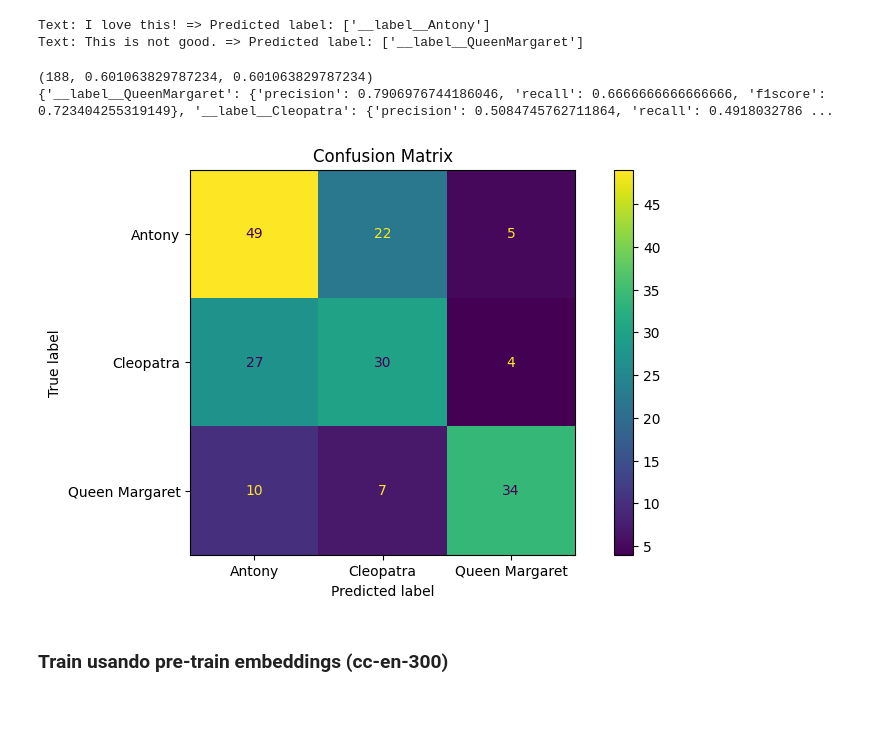
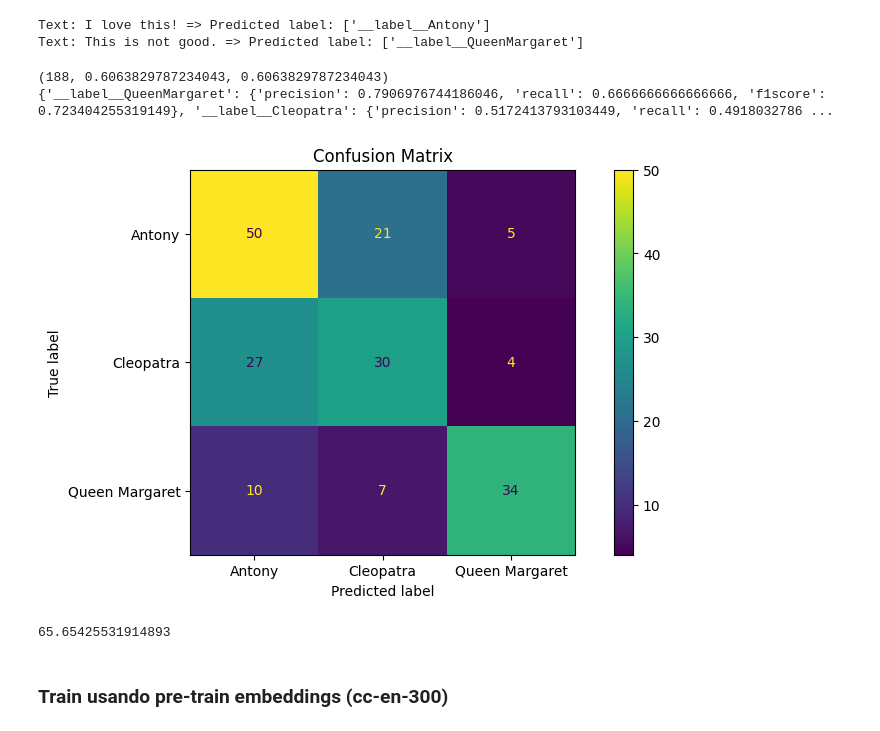
Before and after one commit to efviodo/mcdaa-intro-cd, a Jupyter notebook: Tarea2/notebooks/laboratorio_2_ev_fasttext_classifier.ipynb, the cells around one changed output. Drawn from its saved outputs; the diff is of its cells as text; code cells hidden in the pictures.

```diff
--- a/Tarea2/notebooks/laboratorio_2_ev_fasttext_classifier.ipynb
+++ b/Tarea2/notebooks/laboratorio_2_ev_fasttext_classifier.ipynb
@@ -330,8 +353,8 @@ df_dataset = prepare_data(
     characters=characters,
 )
 # Generate Fasttext training file
-X_train, y_train, filename_train, X_test, y_test, filename_test = generate_fasttext_training_file(
-    df=df_dataset
+X_train, y_train, filename_train, X_test, y_test, filename_test = (
+    generate_fasttext_training_file(df=df_dataset)
 )
 # %% [output]
 CharName
@@ -382,8 +438,8 @@ df_dataset = prepare_data(
     characters=characters,
 )
 # Generate Fasttext training file
-X_train, y_train, train_file, X_test, y_test, test_file = generate_fasttext_training_file(
-    df=df_dataset
+X_train, y_train, train_file, X_test, y_test, test_file = (
+    generate_fasttext_training_file(df=df_dataset)
 )
 # Skipgram model :
 model_skipgram = fasttext.train_unsupervised(train_file, model="skipgram")
@@ -395,7 +451,9 @@ fig = generate_pca_analysis(
     title="PCA por personaje: fasttext-skipgrams & stopwords",
 )
 # Save fig
-image_name = os.path.join(FIGURES_FOLDER, "image_13_pca_fasttext_skipgrams_stopwords.png")
+image_name = os.path.join(
+    FIGURES_FOLDER, "image_13_pca_fasttext_skipgrams_stopwords.png"
+)
 fig.savefig(image_name)
 
 # CBOW model :
@@ -432,8 +490,6 @@ Progress: 100.0% words/sec/thread:   31516 lr:  0.000000 avg.loss:  4.106616 ETA
 # %%
-model_skipgram = fasttext.train_unsupervised(train_file, model="skipgram")
-
-#  Save embeddings
-model_cbow.save_model("pretrained_cbow_embeddings.vec")
+# #  Save embeddings
+# model_cbow.save_model("pretrained_cbow_embeddings.vec")
 # %%
 import fasttext.util
 
@@ -497,26 +555,35 @@ print(result)
 result = model_classifier.test_label(test_file, k=1)
 print(result)
 # %% [output]
-(188, 0.601063829787234, 0.601063829787234)
-{'__label__QueenMargaret': {'precision': 0.7906976744186046, 'recall': 0.6666666666666666, 'f1score': 0.723404255319149}, '__label__Cleopatra': {'precision': 0.5084745762711864, 'recall': 0.4918032786 ...
+(188, 0.6063829787234043, 0.6063829787234043)
+{'__label__QueenMargaret': {'precision': 0.7906976744186046, 'recall': 0.6666666666666666, 'f1score': 0.723404255319149}, '__label__Cleopatra': {'precision': 0.5172413793103449, 'recall': 0.4918032786 ...
 # %%
 from sklearn.metrics import ConfusionMatrixDisplay
 
 # Load Test Data
 y_test_pred = model_classifier.predict(X_test.tolist())
 
 fig, ax = plt.subplots(figsize=(10, 5))
 ConfusionMatrixDisplay.from_predictions(y_test, np.array(y_test_pred[0]), ax=ax)
 ax.xaxis.set_ticklabels(characters)
 ax.yaxis.set_ticklabels(characters)
-_ = ax.set_title(
-    f"Confusion Matrix"
+_ = ax.set_title(f"Confusion Matrix")
+# Save fig
+image_name = os.path.join(
+    FIGURES_FOLDER, "image_15_confusion_matrix_fasttext_cbow_stopwords.png"
 )
-# Save fig
-image_name = os.path.join(FIGURES_FOLDER, "image_15_confusion_matrix_fasttext_cbow_stopwords.png")
 fig.savefig(image_name)
 # %% [output]
-[figure, old version]
+[figure, new version]
+# %%
+def get_accuracy(y_true, y_pred):
+    return (y_true == y_pred).sum() / len(y_true)
+
+
+acc = get_accuracy(y_test, y_test_pred[0])
+acc
+# %% [output]
+65.65425531914893
 # %% [markdown]
 ### Train usando pre-train embeddings (cc-en-300)
 # %%
```
Also changed, not shown: parts of 9 cells of this notebook, 6 other files.
